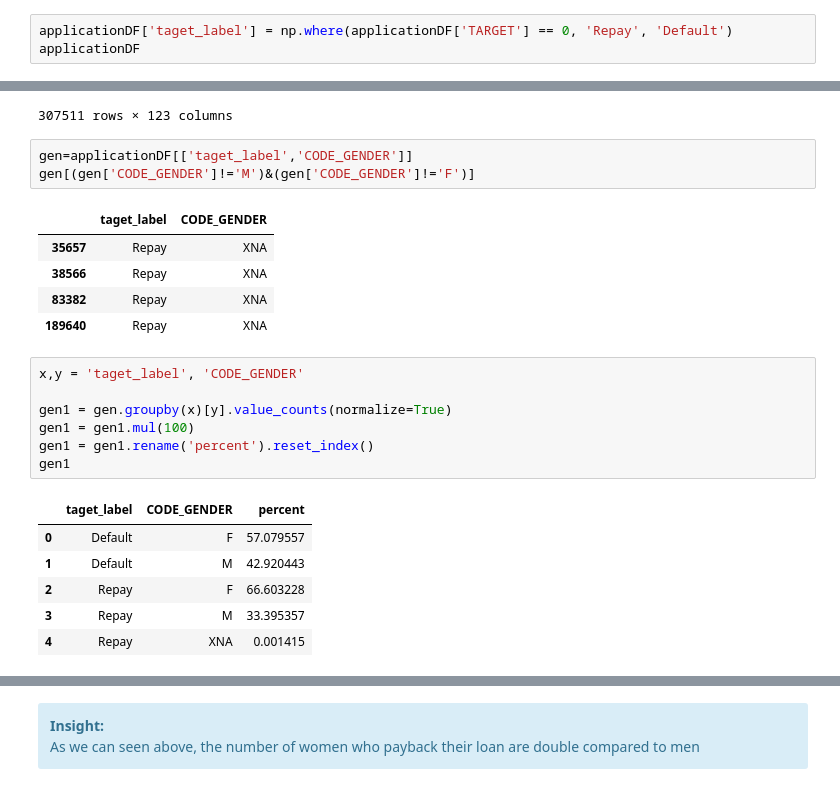
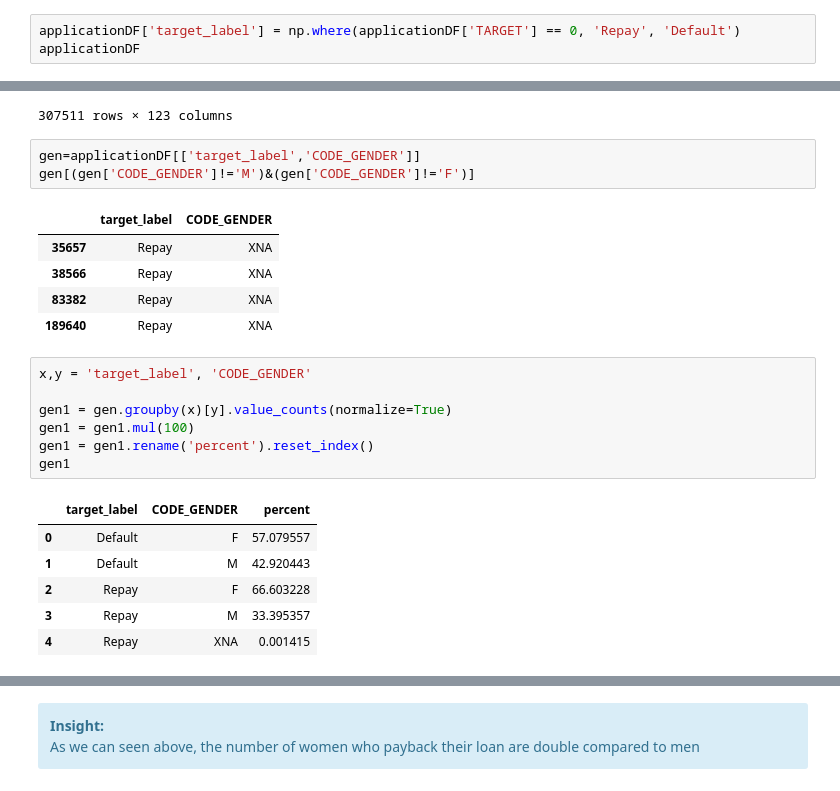
Before and after one commit to sunny0103/personal_project_kaggle, a Jupyter notebook: bank_loan/bank Loan EDA.ipynb, the cells around one changed output, grey strips where cells are left out. Cells and saved outputs as stored; diff of their text form.

```diff
--- a/bank_loan/bank Loan EDA.ipynb
+++ b/bank_loan/bank Loan EDA.ipynb
@@ -236,5 +236,5 @@ plt.show()
 # %%
-applicationDF['taget_label'] = np.where(applicationDF['TARGET'] == 0, 'Repay', 'Default')
+applicationDF['target_label'] = np.where(applicationDF['TARGET'] == 0, 'Repay', 'Default')
 applicationDF
 # %% [output]
 |  | SK_ID_CURR | TARGET | NAME_CONTRACT_TYPE | CODE_GENDER | FLAG_OWN_CAR | FLAG_OWN_REALTY | CNT_CHILDREN | ... |
@@ -251,23 +251,23 @@ applicationDF
 | 307510 | 456255 | 0 | Cash loans | F | N | N | 0 | ... |
 307511 rows × 123 columns
 # %%
-gen=applicationDF[['taget_label','CODE_GENDER']]
+gen=applicationDF[['target_label','CODE_GENDER']]
 gen[(gen['CODE_GENDER']!='M')&(gen['CODE_GENDER']!='F')]
 # %% [output]
-|  | taget_label | CODE_GENDER |
+|  | target_label | CODE_GENDER |
 | 35657 | Repay | XNA |
 | 38566 | Repay | XNA |
 | 83382 | Repay | XNA |
 | 189640 | Repay | XNA |
 # %%
-x,y = 'taget_label', 'CODE_GENDER'
+x,y = 'target_label', 'CODE_GENDER'
 
 gen1 = gen.groupby(x)[y].value_counts(normalize=True)
 gen1 = gen1.mul(100)
 gen1 = gen1.rename('percent').reset_index()
 gen1
 # %% [output]
-|  | taget_label | CODE_GENDER | percent |
+|  | target_label | CODE_GENDER | percent |
 | 0 | Default | F | 57.079557 |
 | 1 | Default | M | 42.920443 |
 | 2 | Repay | F | 66.603228 |
```
Also changed, not shown: parts of 24 cells of this notebook.
